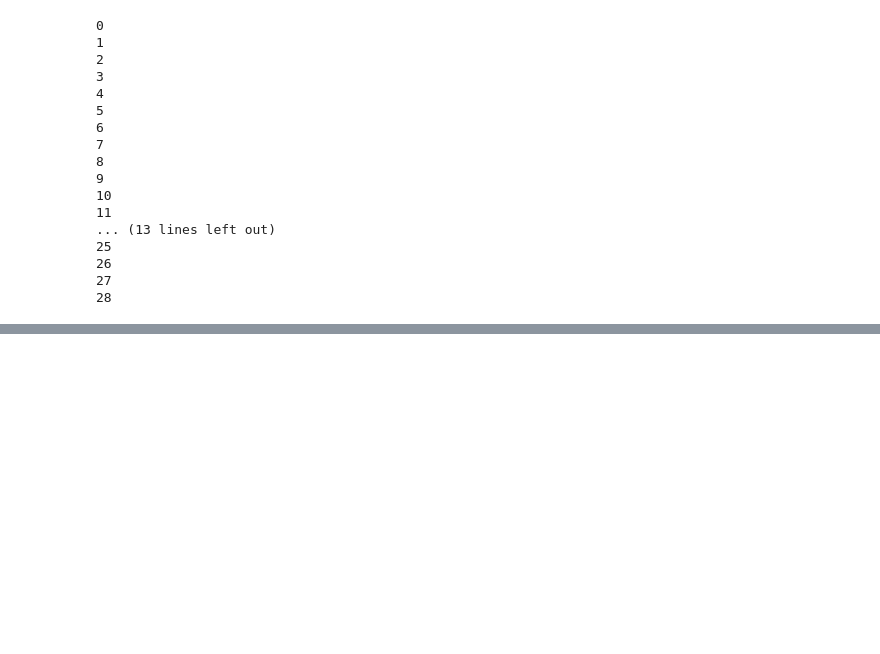
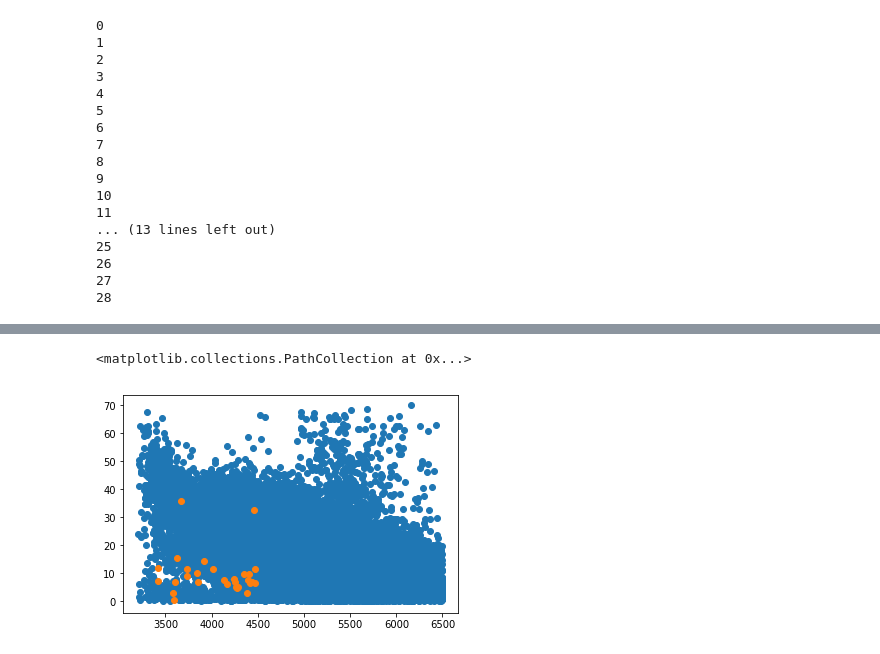
Before and after one commit to mariela-reyling/STELLAR_interns, a Jupyter notebook: INTERN_CODE/Mariela/stellar_RPs.ipynb, the cells around one changed output, grey strips where cells are left out. Saved outputs shown, nothing was run; the diff lists cells and outputs as text; code cells hidden in the pictures; blank space fills up the shorter version.

```diff
--- a/INTERN_CODE/Mariela/stellar_RPs.ipynb
+++ b/INTERN_CODE/Mariela/stellar_RPs.ipynb
@@ -12,2 +32,2 @@ keplerdata = pd.read_csv("Table_1_Periodic.txt")
 # %%
-mariela = Table.read("Interns_tic_table.fits")
+danielles = Table.read("Interns_tic_table.fits")
@@ -61,3 +81,26 @@ for row in mariela:
 26
 27
 28
+# %%
+our_tics = []
+our_temps = []
+our_gaiabp = []
+our_gaiarp = []
+
+for row in danielles:
+    tic = row["ID"]
+    temp = row["Teff"]
+    bp = row["gaiabp"]
+    rp = row["gaiarp"]
+    ourtics = ourdata["tic"].values
+    if tic in ourtics:
+        our_tics.append(tic)
+        our_temps.append(temp)
+        our_gaiabp.append(bp)
+        our_gaiarp.append(rp)
+    else:
+        pass
+# %%
+data_to_add = {"tic": our_tics, "temp": our_temps, "bp":our_gaiabp, "rp":our_gaiarp}
+df_to_add = pd.DataFrame(data=data_to_add)
+df_to_add
@@ -63,0 +125,3 @@ for row in mariela:
+# %%
+ourdata_withtemp = ourdata.merge(df_to_add, sort= True, on = "tic")
+ourdata_withtemp
@@ -63,0 +146,7 @@ for row in mariela:
+# %%
+plt.scatter(keplerdata["Teff"], keplerdata["Prot"])
+plt.scatter(ourdata_withtemp["temp"], ourdata_withtemp["period"])
+plt.xlabel("")
+# %% [output]
+<matplotlib.collections.PathCollection at 0x...>
+[figure, added]
```
Also changed, not shown: parts of 5 cells of this notebook.
